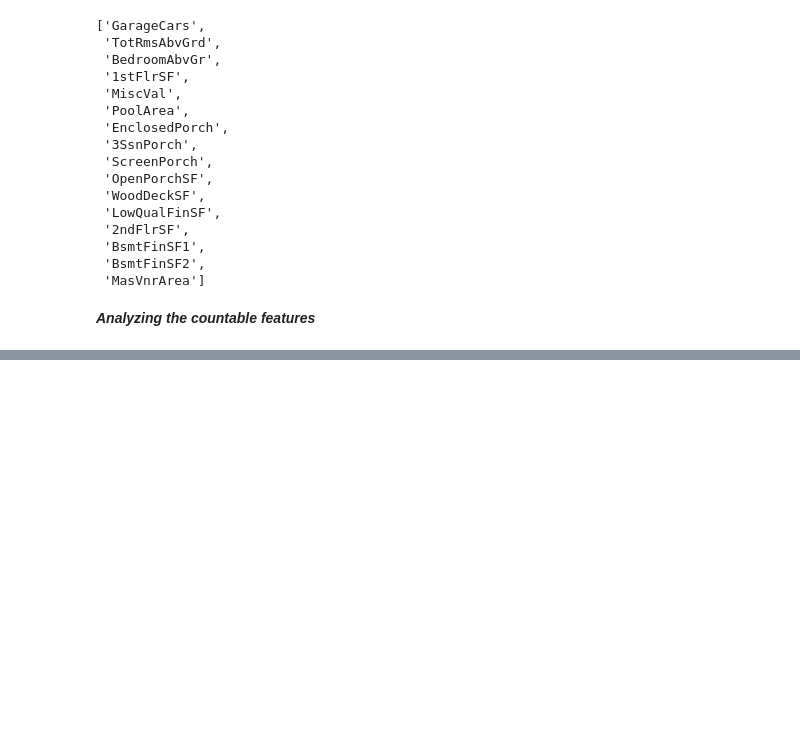
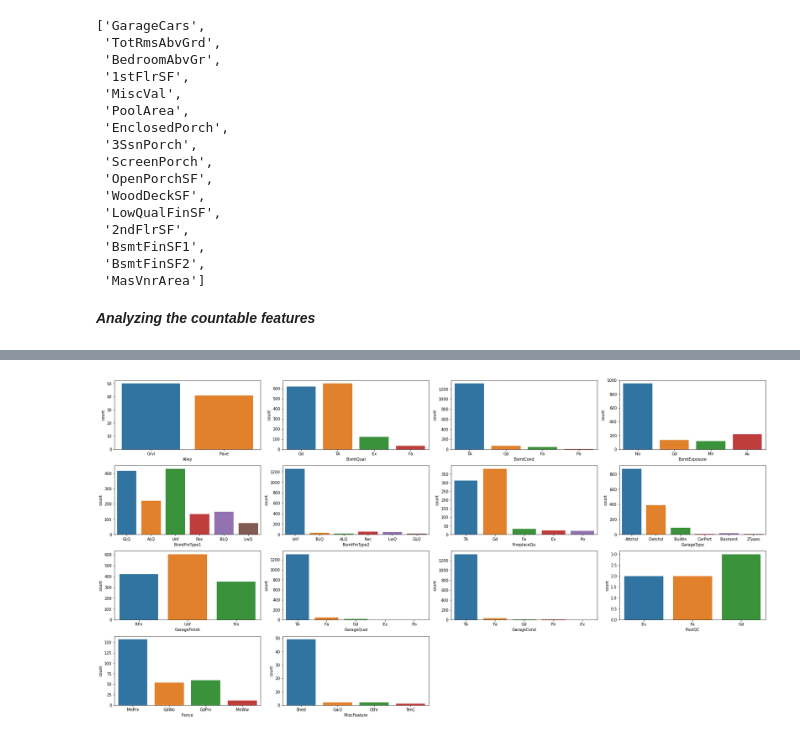
Before and after one commit to debhere/House-Price-Prediction, a Jupyter notebook: House Price Prediction.ipynb, the cells around one changed output, grey strips where cells are left out. Cells and saved outputs as stored; diff of their text form; code cells hidden in the pictures; blank space fills up the shorter version.

```diff
--- a/House Price Prediction.ipynb
+++ b/House Price Prediction.ipynb
@@ -532,0 +554,10 @@ train.loc[train['OverallCond'] == 7][['OverallCond', 'SalePrice','TotalBsmtSF']]
+# %%
+cat_col_nan = ['Alley', 'BsmtQual', 'BsmtCond', 'BsmtExposure', 'BsmtFinType1', 'BsmtFinType2',
+               'FireplaceQu', 'GarageType', 'GarageFinish', 'GarageQual', 'GarageCond', 'PoolQC',
+              'Fence', 'MiscFeature']
+# %%
+#Verifying the categorical features which has null values
+
+count_plot(train, cat_col_nan)
+# %% [output]
+[figure, added]
```
Also changed, not shown: parts of 15 cells of this notebook.
